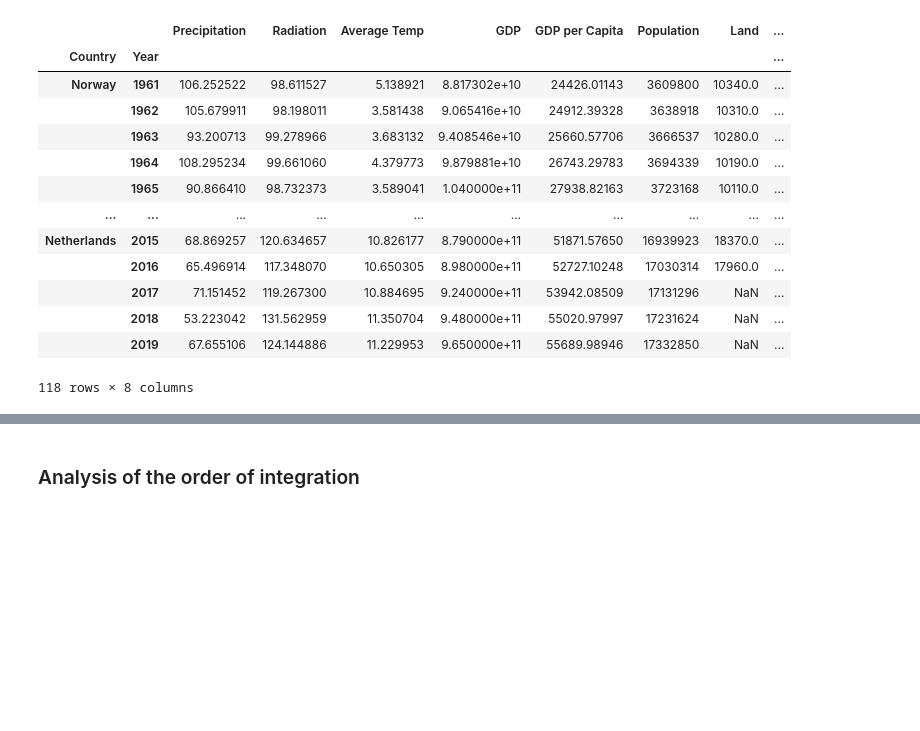
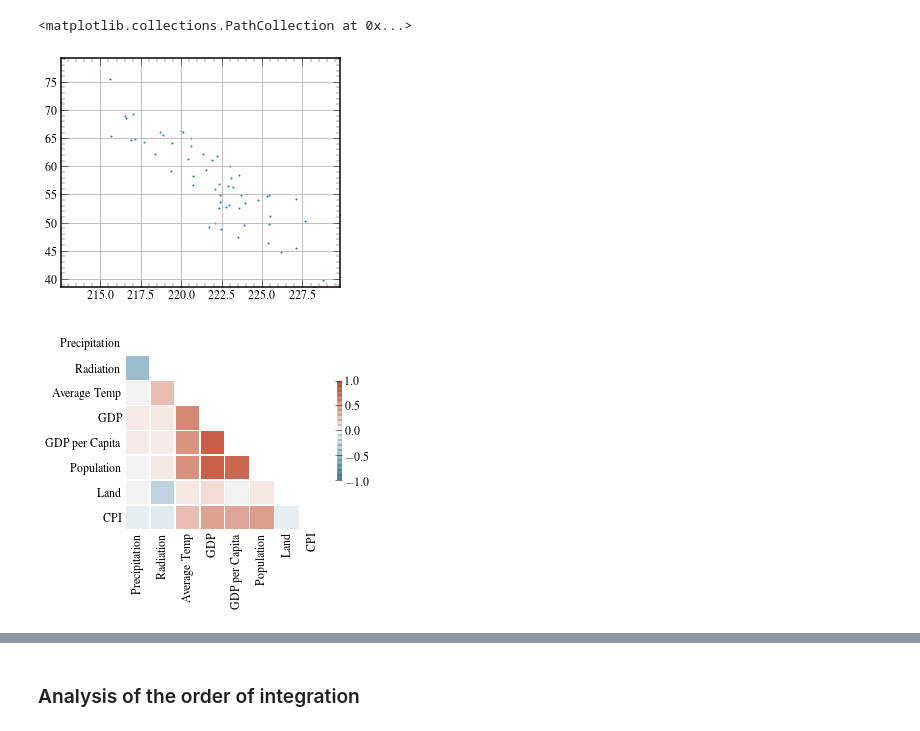
Before and after one commit to LuukOudshoorn25/MultivariateEconometrics, a Jupyter notebook: Multivariate Econometrics.ipynb, the cells around one changed output, grey strips where cells are left out. Saved outputs shown, nothing was run; the diff lists cells and outputs as text; code cells hidden in the pictures; blank space fills up the shorter version.

```diff
--- a/Multivariate Econometrics.ipynb
+++ b/Multivariate Econometrics.ipynb
@@ -23,20 +23,3 @@ df.columns = ['Country','Year','Precipitation','Radiation','Average Temp','GDP',
 df = df.set_index(['Country','Year'])
 # Replace '..' with nans to avoid problems
 df = df.replace('..',np.nan)
-# %%
-df
-# %% [output]
-|  |  | Precipitation | Radiation | Average Temp | GDP | GDP per Capita | Population | Land | ... |
-| Country | Year |  |  |  |  |  |  |  | ... |
-| Norway | 1961 | 106.252522 | 98.611527 | 5.138921 | 8.817302e+10 | 24426.01143 | 3609800 | 10340.0 | ... |
-|  | 1962 | 105.679911 | 98.198011 | 3.581438 | 9.065416e+10 | 24912.39328 | 3638918 | 10310.0 | ... |
-|  | 1963 | 93.200713 | 99.278966 | 3.683132 | 9.408546e+10 | 25660.57706 | 3666537 | 10280.0 | ... |
-|  | 1964 | 108.295234 | 99.661060 | 4.379773 | 9.879881e+10 | 26743.29783 | 3694339 | 10190.0 | ... |
-|  | 1965 | 90.866410 | 98.732373 | 3.589041 | 1.040000e+11 | 27938.82163 | 3723168 | 10110.0 | ... |
-| ... | ... | ... | ... | ... | ... | ... | ... | ... | ... |
-| Netherlands | 2015 | 68.869257 | 120.634657 | 10.826177 | 8.790000e+11 | 51871.57650 | 16939923 | 18370.0 | ... |
-|  | 2016 | 65.496914 | 117.348070 | 10.650305 | 8.980000e+11 | 52727.10248 | 17030314 | 17960.0 | ... |
-|  | 2017 | 71.151452 | 119.267300 | 10.884695 | 9.240000e+11 | 53942.08509 | 17131296 | NaN | ... |
-|  | 2018 | 53.223042 | 131.562959 | 11.350704 | 9.480000e+11 | 55020.97997 | 17231624 | NaN | ... |
-|  | 2019 | 67.655106 | 124.144886 | 11.229953 | 9.650000e+11 | 55689.98946 | 17332850 | NaN | ... |
-118 rows × 8 columns
@@ -43,3 +31,31 @@ df
+# %%
+plt.scatter(df.loc['South Africa'].Radiation,df.loc['South Africa'].Precipitation,s=1)
+# %% [output]
+<matplotlib.collections.PathCollection at 0x...>
+[figure, added]
+# %%
+corr_mat = 0
+for i,country in enumerate(countries):
+    try:
+        corr_mat += df.loc[country].corr()
+    except:
+        corr_mat = df.loc[country].corr()
+
+corr = corr_mat/4
+mask = np.triu(np.ones_like(corr, dtype=bool))
+f, ax = plt.subplots()
+
+cmap = sns.diverging_palette(230, 20, as_cmap=True)
+sns.heatmap(corr, mask=mask, cmap=cmap, vmax=1,vmin=-1, center=0,
+            square=True, linewidths=.5, cbar_kws={"shrink": .5})
+ax.tick_params(axis='x', which='minor', bottom=False, top=False)
+ax.tick_params(axis='x', which='major', bottom=False, top=False)
+ax.tick_params(axis='y', which='minor', length=0)
+ax.tick_params(axis='y', which='major', length=0)
+plt.tight_layout()
+plt.savefig('Correlogram.pdf')
+# %% [output]
+[figure, added]
 # %%
 # Available data:
 # Mean precipitation
```
Also changed, not shown: parts of 31 cells of this notebook, 7 other files.
